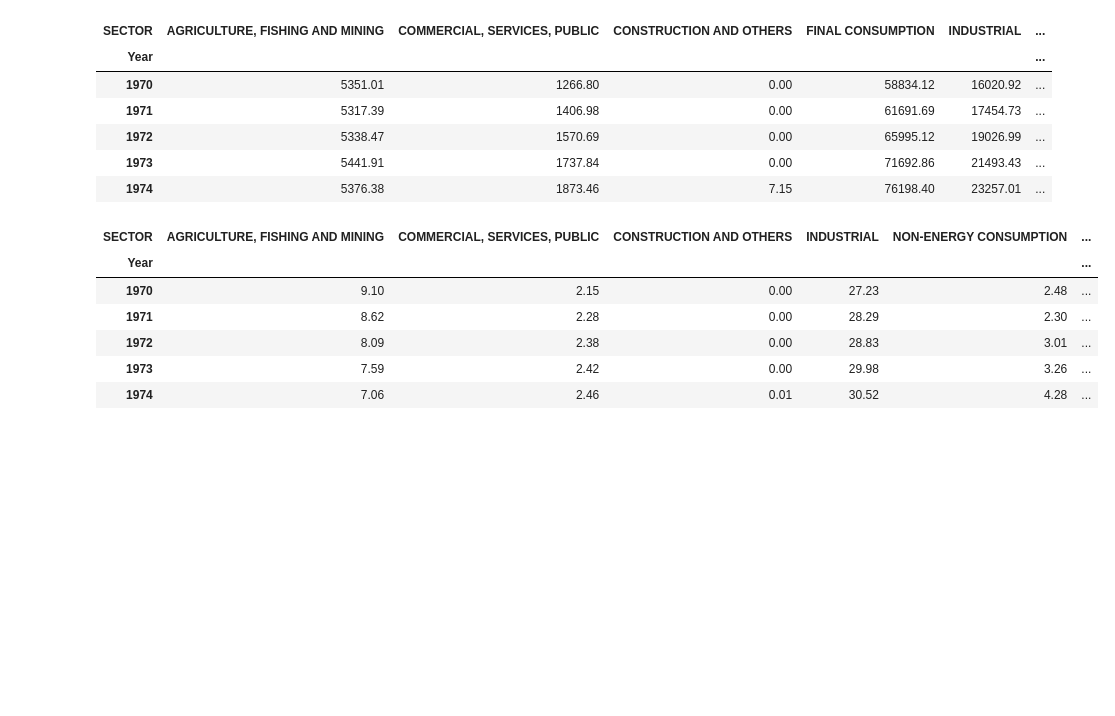
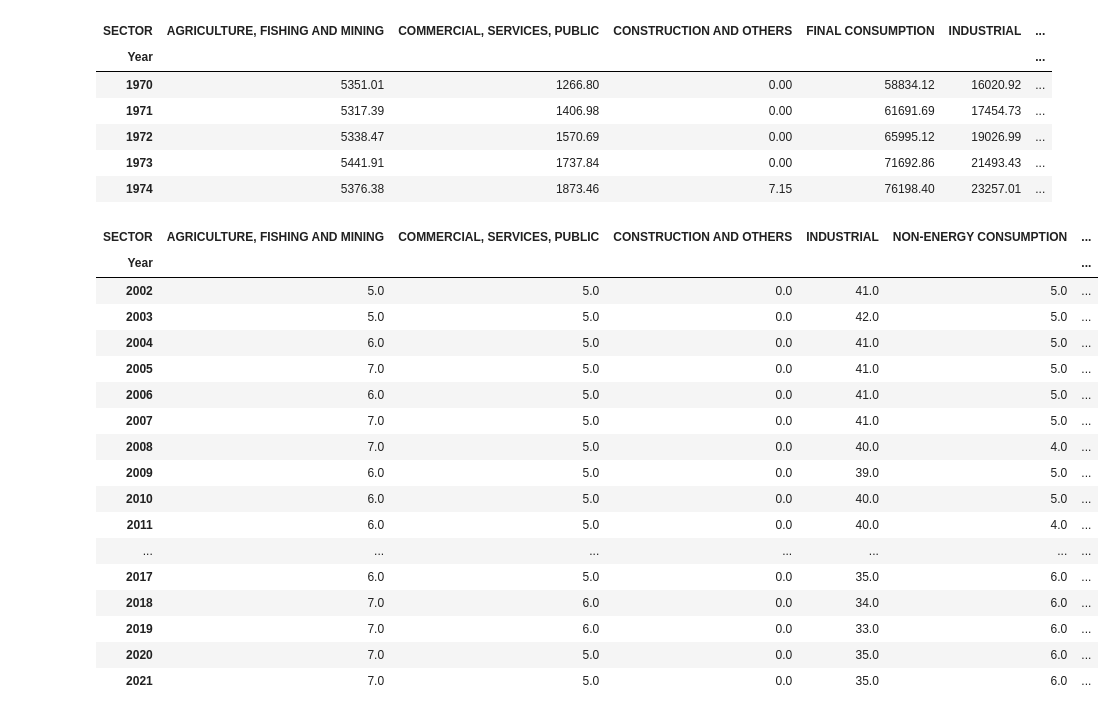
Before and after one commit to abominguez/TFM, a Jupyter notebook: codes/TFM_Nam.ipynb, the cells around one changed output. Cells and saved outputs as stored; diff of their text form; code cells hidden in the pictures; blank space fills up the shorter version.

```diff
--- a/codes/TFM_Nam.ipynb
+++ b/codes/TFM_Nam.ipynb
@@ -28,9 +29,12 @@ for k in Dict.keys():
     #Rename of columns in df
     Dict[k].rename(columns={'Unnamed: 0': 'SECTOR','OTHER PRIMARY_x000d_\n':'OTHER PRIMARY'}, inplace=True)
 
-    #Remove the spaces in names of columns and sectors
-    Dict[k]['SECTOR'] = Dict[k]['SECTOR'].str.strip()
-    Dict[k].columns = Dict[k].columns.str.strip()
+    # Remove space in column names and Sector names
+    Dict[k].columns=Dict[k].columns.str.strip()
+    Dict[k].SECTOR=Dict[k].SECTOR.str.strip()
+
+
+
 
 print(Dict.keys())
 
@@ -48,12 +52,10 @@ print(Dict.keys())
 
 #Save the Clean Dictionary in Excel with multi-sheet_names
 file_path='../datas/Option_B/Datas_cleaned/Brazil_Energy balance matrix_cleaned.xlsx'
+
 with pd.ExcelWriter(file_path) as writer:
     for k, df in Dict.items():
         df.to_excel(writer, sheet_name=k)
-
-df_2021=Dict['2021']
-df_2021.drop(columns="Year")
 # %% [output]
 dict_keys(['1970 - Brazil', '1971 - Brazil', '1972 - Brazil', '1973 - Brazil', '1974 - Brazil', '1975 - Brazil', '1976 - Brazil', '1977 - Brazil', '1978 - Brazil', '1979 - Brazil', '1980 - Brazil', '1 ...
 
@@ -514,12 +504,10 @@ for k in Dict2.keys():
     #   'NUCLEAR', 'FIREWOOD', 'SUGARCANE AND PRODUCTS', 'OTHER PRIMARY', 'TOTAL PRIMARIES','Year']
     selected_columns = ['SECTOR','TOTAL','Year']
     Dict2[k]=Dict2[k][selected_columns]
-    selected_rows=['OWN CONSUMPTION',
-       'LOSSES', 'ADJUSTMENT', 'TRANSPORT ', 'INDUSTRIAL',
-       'RESIDENTIAL', 'COMMERCIAL, SERVICES, PUBLIC',
-       'AGRICULTURE, FISHING AND MINING', 'CONSTRUCTION AND OTHERS',
-       'ENERGY CONSUMPTION', 'NON-ENERGY CONSUMPTION',
-       'FINAL CONSUMPTION']
+    selected_rows=['TRANSPORT', 'INDUSTRIAL', 'RESIDENTIAL',
+       'COMMERCIAL, SERVICES, PUBLIC', 'AGRICULTURE, FISHING AND MINING',
+       'CONSTRUCTION AND OTHERS',
+       'NON-ENERGY CONSUMPTION','ENERGY CONSUMPTION', 'FINAL CONSUMPTION']
     Dict2[k]=Dict2[k][Dict2[k]['SECTOR'].isin(selected_rows)]
 
     # Concatenate all DataFrames in Dict vertically
@@ -535,14 +523,7 @@ for k in Dict2.keys():
     # Set the value "NaN" by Zero
     df_TC1 = df_conc.apply(lambda column: column.fillna(0))
 
-# Calculate the percentage of each product relative to 'TOTAL PRIMARIES'
-#percentage_columns_2 = ['ELECTRICITY', 'LPG', 'GASOLINE/ALCOHOL', 'KEROSENE/JET FUEL',
- #      'DIESEL OIL', 'FUEL OIL', 'COKE', 'CHARCOAL', 'GASES',
-  #     'OTHER SECONDARY', 'NON-ENERGY']
-#percentage_columns_2= ['TOTAL PRIMARIES', 'TOTAL SECUNDARIES']
-
-#df_TC1_percentages = (df_TC1[percentage_columns_2].div(df_TC1['TOTAL'], axis=0) * 100).applymap(lambda x: round(x, 2) if isinstance(x, (int, float)) else x)
-df_TC1
+df_TC1.tail(10)
 # %% [output]
 |  | SECTOR | TOTAL |
 | Year |  |  |
@@ -595,9 +560,6 @@ Index(['ADJUSTMENT', 'AGRICULTURE, FISHING AND MINING',
 # %%
 # Dataframe Energy Consumption (EC)
-#df_EC=pivot_df.drop(columns=['LOSSES','OWN CONSUMPTION','ADJUSTMENT','FINAL CONSUMPTION','NON-ENERGY CONSUMPTION'])
-
-df_EC=pivot_df.drop(columns=['LOSSES','OWN CONSUMPTION','ADJUSTMENT','ENERGY CONSUMPTION'])
-
+df_EC=pivot_df.drop(columns=['ENERGY CONSUMPTION'])
 df_EC.head()
 # %% [output]
 | SECTOR | AGRICULTURE, FISHING AND MINING | COMMERCIAL, SERVICES, PUBLIC | CONSTRUCTION AND OTHERS | FINAL CONSUMPTION | INDUSTRIAL | ... |
@@ -610,14 +572,25 @@ df_EC.head()
 # %%
 # Drop the 'FINAL CONSUMPTION' column and calculate the percentages
 df_percentages = (df_EC.drop(columns=['FINAL CONSUMPTION']).div(df_EC['FINAL CONSUMPTION'], axis=0) * 100)
-df_percentages = df_percentages.round(2)
+df_percentages = df_percentages.round(0)
 
-df_percentages.head()
+df_percentages.tail(20)
 # %% [output]
 | SECTOR | AGRICULTURE, FISHING AND MINING | COMMERCIAL, SERVICES, PUBLIC | CONSTRUCTION AND OTHERS | INDUSTRIAL | NON-ENERGY CONSUMPTION | ... |
 | Year |  |  |  |  |  | ... |
-| 1970 | 9.10 | 2.15 | 0.00 | 27.23 | 2.48 | ... |
-| 1971 | 8.62 | 2.28 | 0.00 | 28.29 | 2.30 | ... |
-| 1972 | 8.09 | 2.38 | 0.00 | 28.83 | 3.01 | ... |
-| 1973 | 7.59 | 2.42 | 0.00 | 29.98 | 3.26 | ... |
-| 1974 | 7.06 | 2.46 | 0.01 | 30.52 | 4.28 | ... |
+| 2002 | 5.0 | 5.0 | 0.0 | 41.0 | 5.0 | ... |
+| 2003 | 5.0 | 5.0 | 0.0 | 42.0 | 5.0 | ... |
+| 2004 | 6.0 | 5.0 | 0.0 | 41.0 | 5.0 | ... |
+| 2005 | 7.0 | 5.0 | 0.0 | 41.0 | 5.0 | ... |
+| 2006 | 6.0 | 5.0 | 0.0 | 41.0 | 5.0 | ... |
+| 2007 | 7.0 | 5.0 | 0.0 | 41.0 | 5.0 | ... |
+| 2008 | 7.0 | 5.0 | 0.0 | 40.0 | 4.0 | ... |
+| 2009 | 6.0 | 5.0 | 0.0 | 39.0 | 5.0 | ... |
+| 2010 | 6.0 | 5.0 | 0.0 | 40.0 | 5.0 | ... |
+| 2011 | 6.0 | 5.0 | 0.0 | 40.0 | 4.0 | ... |
+| ... | ... | ... | ... | ... | ... | ... |
+| 2017 | 6.0 | 5.0 | 0.0 | 35.0 | 6.0 | ... |
+| 2018 | 7.0 | 6.0 | 0.0 | 34.0 | 6.0 | ... |
+| 2019 | 7.0 | 6.0 | 0.0 | 33.0 | 6.0 | ... |
+| 2020 | 7.0 | 5.0 | 0.0 | 35.0 | 6.0 | ... |
+| 2021 | 7.0 | 5.0 | 0.0 | 35.0 | 6.0 | ... |
```
Also changed, not shown: parts of 51 cells of this notebook.
